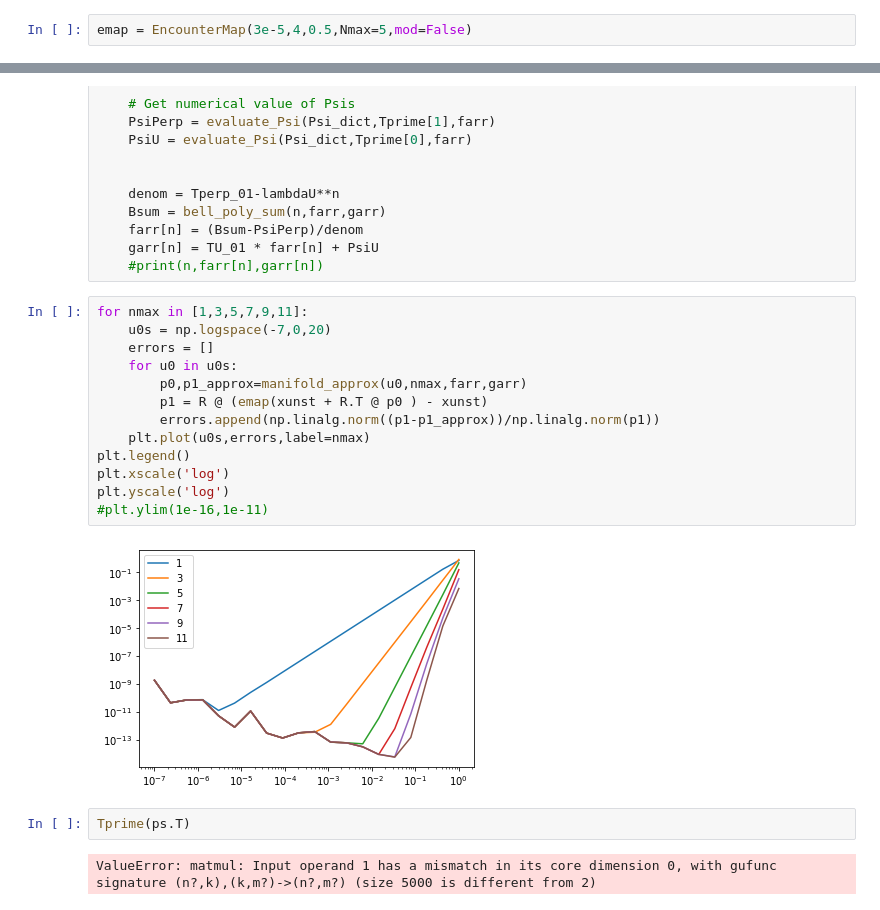
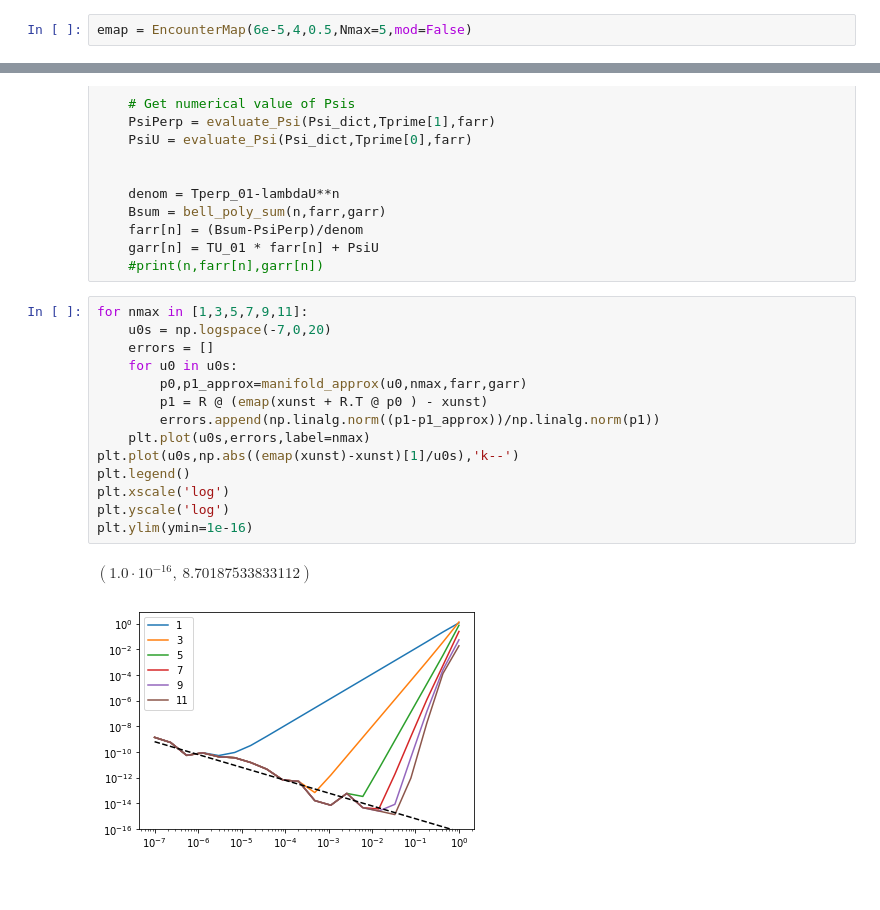
Before and after one commit to shadden/encounter_map_and_instability_timescale, a Jupyter notebook: notebooks/EncounterMapManifoldFixAttempt.ipynb, the cells around one changed output, grey strips where cells are left out. Drawn from its saved outputs; the diff is of its cells as text.

Commit message:
working example of encounter map manifold

```diff
--- a/notebooks/EncounterMapManifoldFixAttempt.ipynb
+++ b/notebooks/EncounterMapManifoldFixAttempt.ipynb
@@ -125,5 +123,5 @@ from scipy.misc import derivative
 # %%
-emap = EncounterMap(3e-5,4,0.5,Nmax=5,mod=False)
+emap = EncounterMap(6e-5,4,0.5,Nmax=5,mod=False)
 # %%
 Nmax = 11
 xunst = np.array((np.pi,0))
@@ -167,19 +165,17 @@ for n in range(2,Nmax + 1):
 # %%
 for nmax in [1,3,5,7,9,11]:
     u0s = np.logspace(-7,0,20)
     errors = []
     for u0 in u0s:
         p0,p1_approx=manifold_approx(u0,nmax,farr,garr)
         p1 = R @ (emap(xunst + R.T @ p0 ) - xunst)
         errors.append(np.linalg.norm((p1-p1_approx))/np.linalg.norm(p1))
     plt.plot(u0s,errors,label=nmax)
+plt.plot(u0s,np.abs((emap(xunst)-xunst)[1]/u0s),'k--')
 plt.legend()
 plt.xscale('log')
 plt.yscale('log')
-#plt.ylim(1e-16,1e-11)
+plt.ylim(ymin=1e-16)
 # %% [output]
+$\displaystyle \left( 1.0 \cdot 10^{-16}, \  8.70187533833112\right)$
-[figure, old version]
+[figure, new version]
-# %%
-Tprime(ps.T)
-# %% [output]
-ValueError: matmul: Input operand 1 has a mismatch in its core dimension 0, with gufunc signature (n?,k),(k,m?)->(n?,m?) (size 5000 is different from 2)
```
Also changed, not shown: parts of 3 cells of this notebook, 1 other file.
